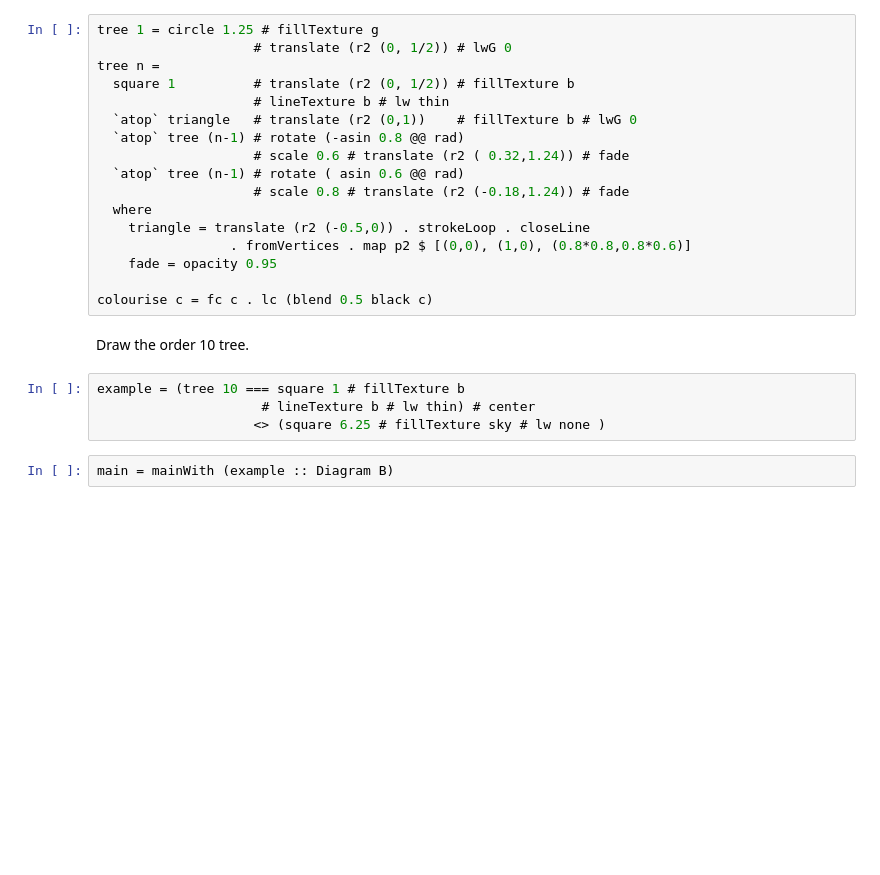
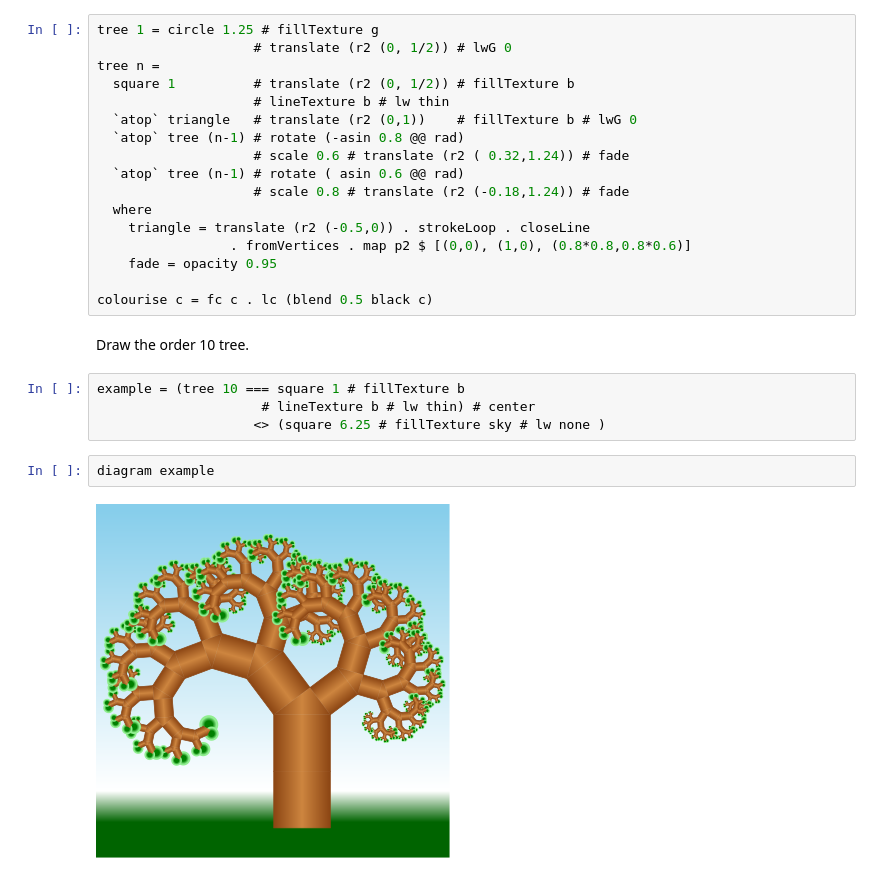
Before and after one commit to Yvee1/jupyter, a Jupyter notebook: diagrams-gallery/PythagoreanTree.ipynb, the cells around one changed output. Drawn from its saved outputs; the diff is of its cells as text; blank space fills up the shorter version.

Commit message:
Make all example notebooks except static-canvcompile

```diff
--- a/diagrams-gallery/PythagoreanTree.ipynb
+++ b/diagrams-gallery/PythagoreanTree.ipynb
@@ -47,5 +47,7 @@ Draw the order 10 tree.
 example = (tree 10 === square 1 # fillTexture b
                      # lineTexture b # lw thin) # center
                     <> (square 6.25 # fillTexture sky # lw none )
-# %%
-main = mainWith (example :: Diagram B)
+# %%
+diagram example
+# %% [output]
+[figure, added]
```
Also changed, not shown: parts of 2 cells of this notebook, 19 other files.
